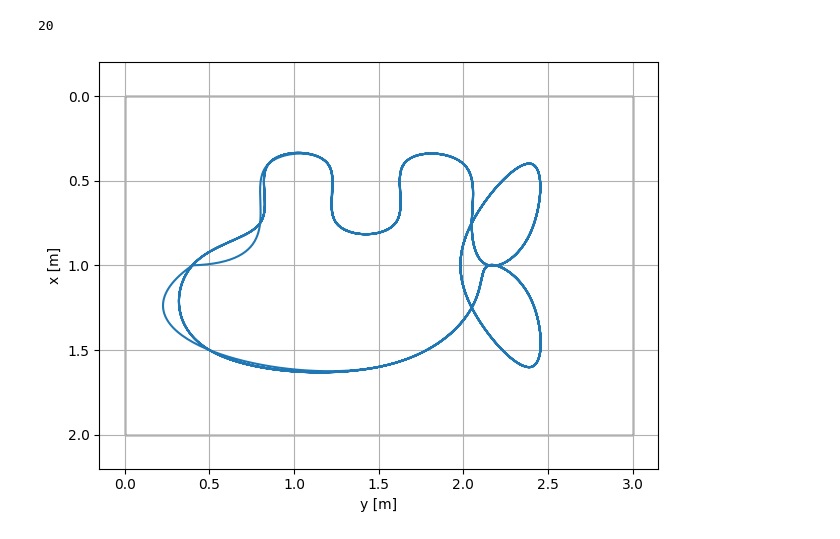
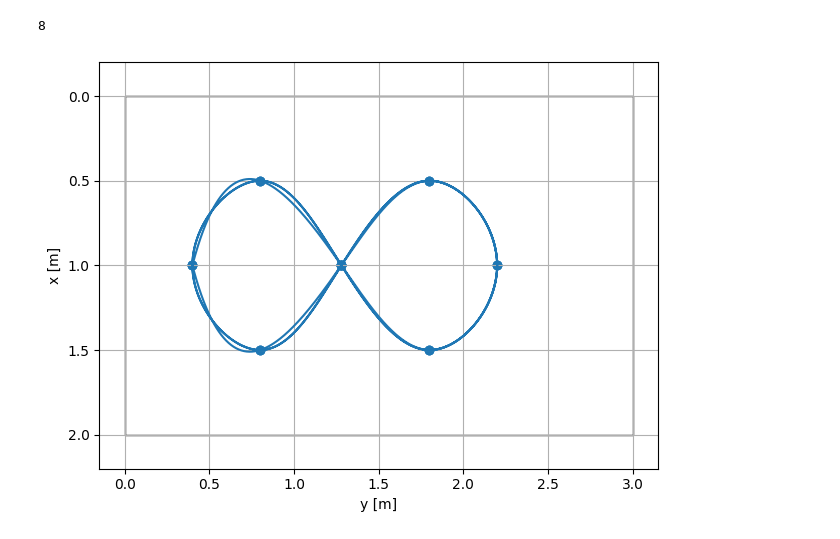
Before and after one commit to EthanD11/botlightyear, a Jupyter notebook: data/design_path.ipynb, the cells around one changed output. Drawn from its saved outputs; the diff is of its cells as text; code cells hidden in the pictures.

```diff
--- a/data/design_path.ipynb
+++ b/data/design_path.ipynb
@@ -4,36 +4,39 @@ import matplotlib.pyplot as plt
 from scipy.interpolate import CubicSpline
 from matplotlib.patches import Rectangle
 # %%
-x1lap = [1.0, 0.75, 0.4, 0.4, 0.75, 0.75, 0.4, 0.4, 0.75, 1.0,  0.8, 0.4, 0.75, 1.25, 1.6, 1.2,  1.0, 1.25, 1.6, 1.5]
-y1lap = [0.4, 0.8, 0.85, 1.2, 1.25, 1.6, 1.65, 2.0, 2.05, 2.15, 2.4, 2.4, 2.05, 2.05, 2.4, 2.4, 2.15, 2.05, 1.5, 0.5]
+# x1lap = [1.0, 0.75, 0.4, 0.4, 0.75, 0.75, 0.4, 0.4, 0.75, 1.0,  0.8, 0.4, 0.75, 1.25, 1.6, 1.2,  1.0, 1.25, 1.6, 1.5]
+# y1lap = [0.4, 0.8, 0.85, 1.2, 1.25, 1.6, 1.65, 2.0, 2.05, 2.15, 2.4, 2.4, 2.05, 2.05, 2.4, 2.4, 2.15, 2.05, 1.5, 0.5]
+x1lap = [1.0, 1.5,  1.0, 0.5,  1.0, 1.5, 1.0, 0.5]
+y1lap = [0.4, 0.8, 1.28, 1.8, 2.2, 1.8, 1.28, 0.8]
+x1lap[1:] = x1lap[::-1][:-1]
 n1lap = len(x1lap)
 print(n1lap)
-nlaps = 5
+nlaps = 3
 nc = n1lap*nlaps+1
 qc = np.arange(0, nc)
 q = np.linspace(0,nc-1, 4000)
 xc = np.zeros(nc)
 yc = np.zeros(nc)
 for i in range(nc):
     xc[i] = x1lap[i % n1lap]
     yc[i] = y1lap[i % n1lap]
 
 xref = CubicSpline(qc, xc)(q)
 yref = CubicSpline(qc, yc)(q)
 
 fig, ax = plt.subplots()
 ax.add_patch(Rectangle((0,0), 3.0, 2.0, edgecolor="k",fill=False))
 ax.plot(yref, xref)
-# ax.scatter(yc, xc)
+ax.scatter(yc, xc)
 ax.axis("equal")
 ax.set_ylim(ax.get_ylim()[::-1])
 ax.grid()
 ax.set_xlabel("y [m]")
 ax.set_ylabel("x [m]")
 fig.tight_layout()
 plt.savefig("path-design.png")
 plt.savefig("path-design.pdf")
 plt.show()
 # %% [output]
-20
+8
-[figure, old version]
+[figure, new version]
```
Also changed, not shown: 19 other files.
